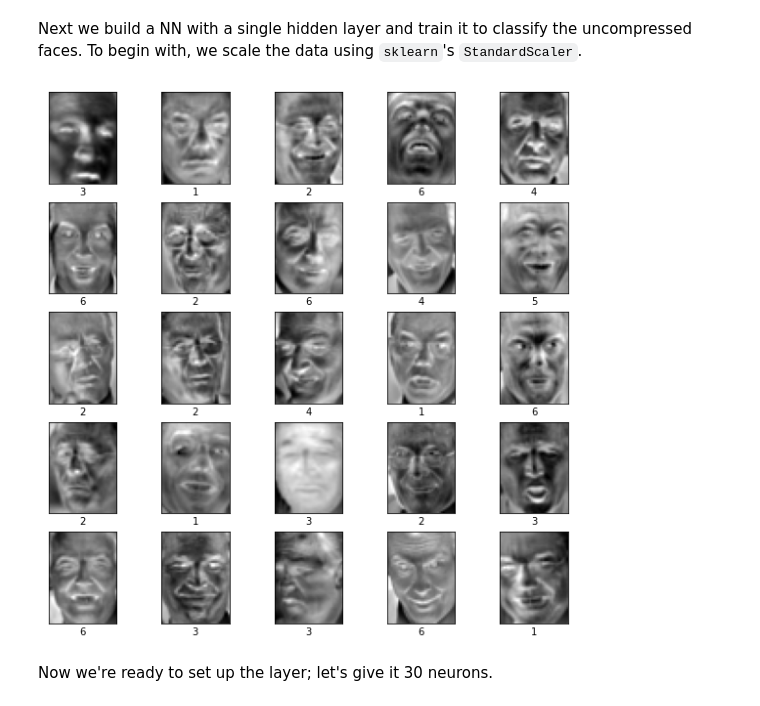
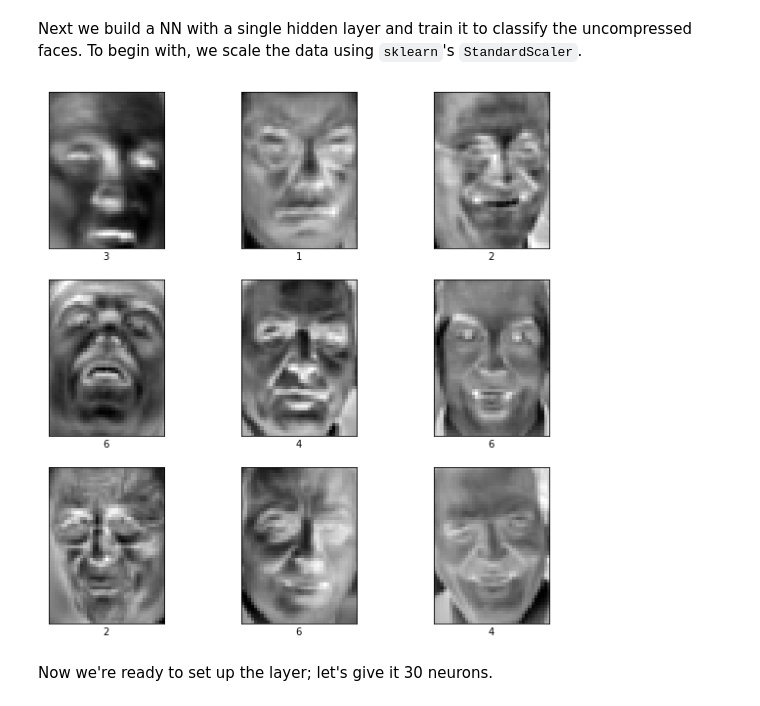
Before and after one commit to sambethune/pattern_analysis, a Jupyter notebook: demo_sheet_2/LFW.ipynb, the cells around one changed output. Saved outputs shown, nothing was run; the diff lists cells and outputs as text; code cells hidden in the pictures.

```diff
--- a/demo_sheet_2/LFW.ipynb
+++ b/demo_sheet_2/LFW.ipynb
@@ -191,22 +191,22 @@ Next we build a NN with a single hidden layer and train it to classify the uncom
 # %%
 scaler = StandardScaler()
 X_train = scaler.fit_transform(X_train)
-X_train = tf.expand_dim(X_train, 0)
-
 X_test = scaler.fit_transform(X_test)
-# X_test = X_test[:, :, np.newaxis, np.newaxis]
 # %%
 plt.figure(figsize=(10,10))
-for i in range(25):
-    plt.subplot(5,5,i+1)
+
+n_plot = 3
+
+for i in range(n_plot**2):
+    plt.subplot(n_plot,n_plot,i+1)
     plt.xticks([])
     plt.yticks([])
     plt.grid(False)
     plt.imshow(tf.reshape(X_train, [-1, h, w])[i], cmap=plt.cm.binary)
     plt.xlabel(y_train[i])
 plt.show()
 # %% [output]
-[figure, old version]
+[figure, new version]
 # %% [markdown]
 Now we're ready to set up the layer; let's give it 30 neurons.
 # %%
```
Also changed, not shown: parts of 10 cells of this notebook.
